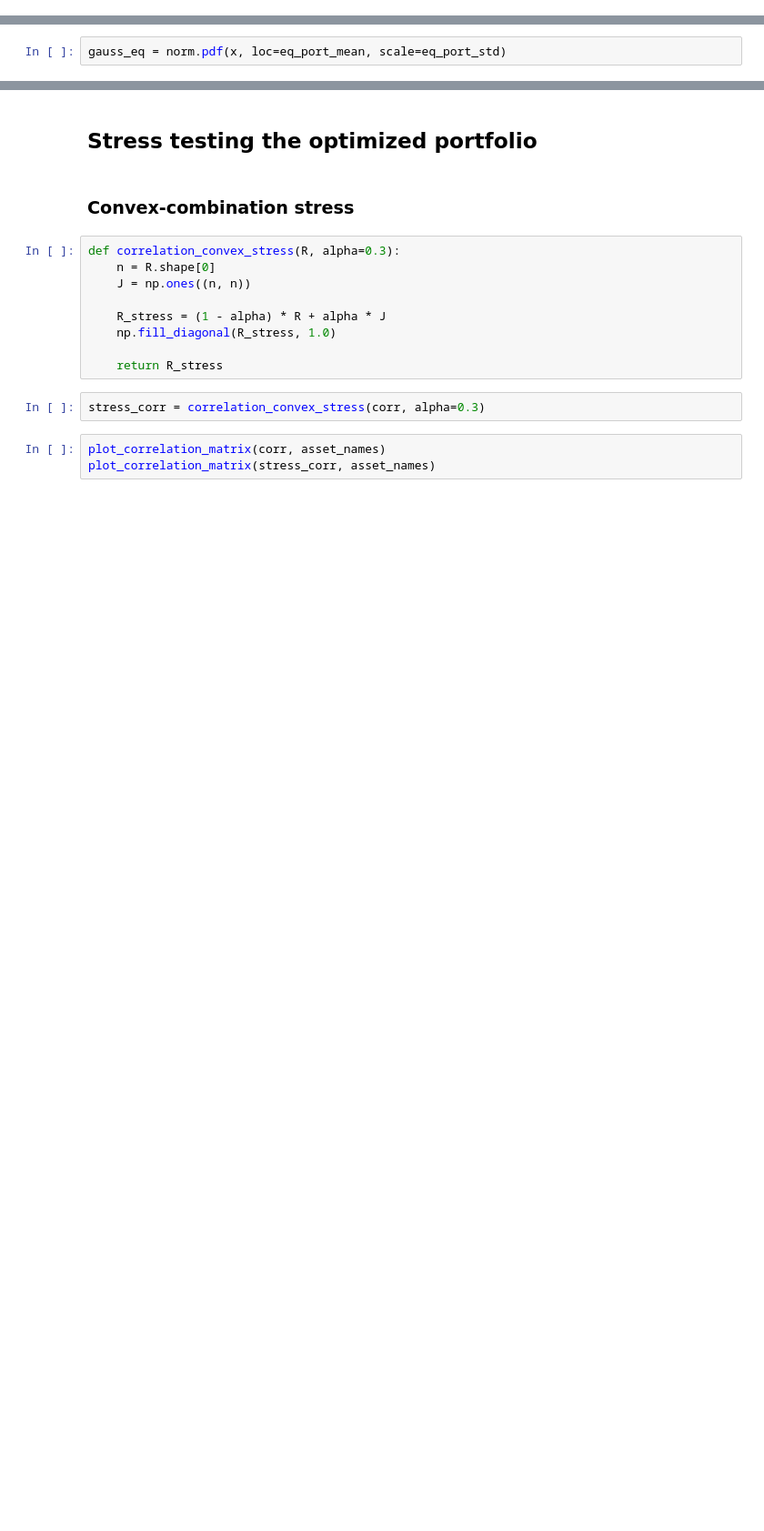
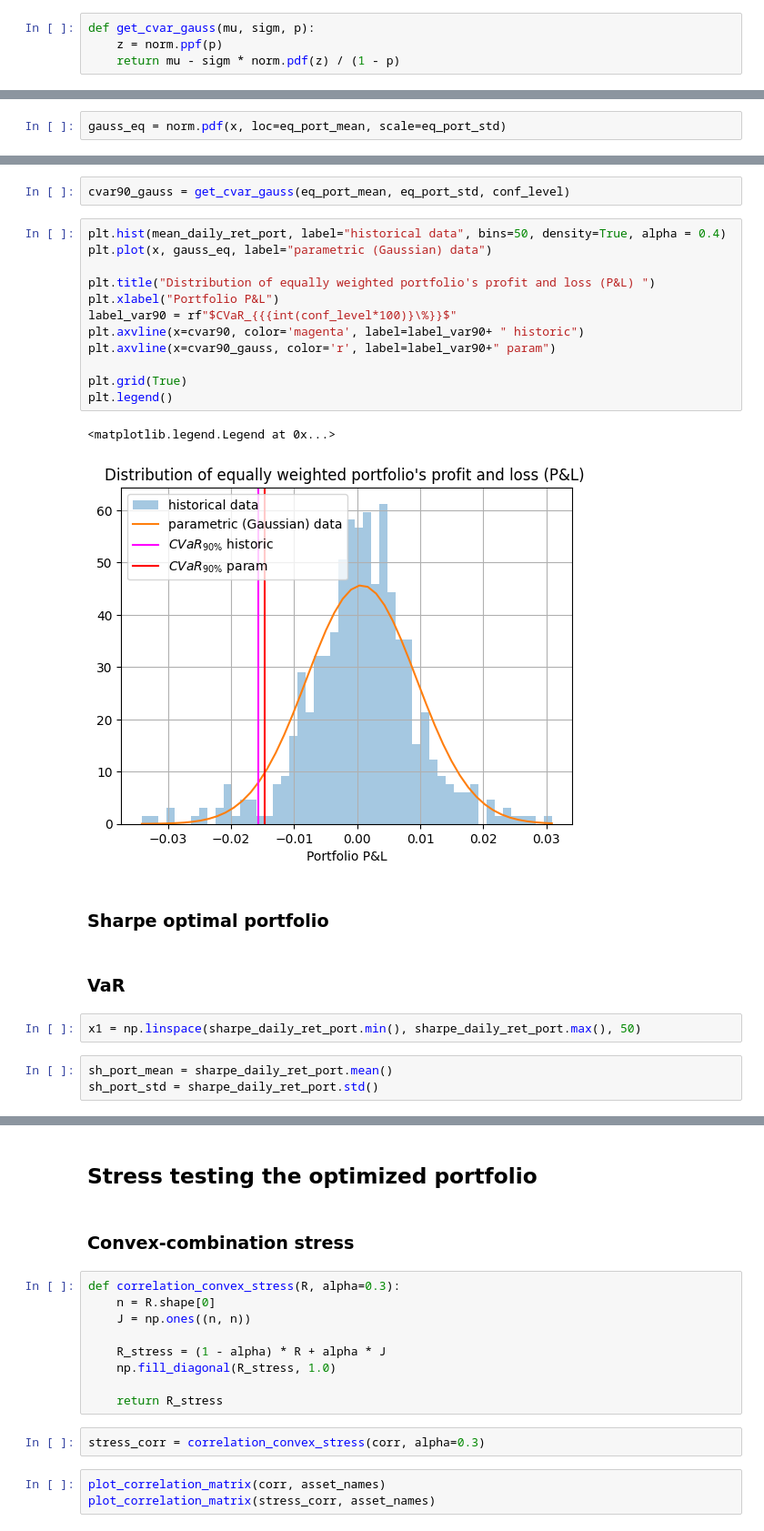
Before and after one commit to conformist89/optim-methods-asset-in-management, a Jupyter notebook: optim-intervace.ipynb, the cells around one changed output, grey strips where cells are left out. Shown at 91% size. Saved outputs shown, nothing was run; the diff lists cells and outputs as text; blank space fills up the shorter version.

```diff
--- a/optim-intervace.ipynb
+++ b/optim-intervace.ipynb
@@ -231,2 +235,6 @@ plt.tight_layout()
+# %%
+def get_cvar_gauss(mu, sigm, p):
+    z = norm.ppf(p)
+    return mu - sigm * norm.pdf(z) / (1 - p)
 # %% [markdown]
 ## Equally weighted portfolio
@@ -293,0 +276,26 @@ plt.legend()
+# %%
+cvar90_gauss = get_cvar_gauss(eq_port_mean, eq_port_std, conf_level)
+# %%
+plt.hist(mean_daily_ret_port, label="historical data", bins=50, density=True, alpha = 0.4)
+plt.plot(x, gauss_eq, label="parametric (Gaussian) data")
+
+plt.title("Distribution of equally weighted portfolio's profit and loss (P&L) ")
+plt.xlabel("Portfolio P&L")
+label_var90 = rf"$CVaR_{{{int(conf_level*100)}\%}}$"
+plt.axvline(x=cvar90, color='magenta', label=label_var90+ " historic")
+plt.axvline(x=cvar90_gauss, color='r', label=label_var90+" param")
+
+plt.grid(True)
+plt.legend()
+# %% [output]
+<matplotlib.legend.Legend at 0x...>
+[figure, added]
+# %% [markdown]
+### Sharpe optimal portfolio
+# %% [markdown]
+### VaR
+# %%
+x1 = np.linspace(sharpe_daily_ret_port.min(), sharpe_daily_ret_port.max(), 50)
+# %%
+sh_port_mean = sharpe_daily_ret_port.mean()
+sh_port_std = sharpe_daily_ret_port.std()
```
Also changed, not shown: parts of 17 cells of this notebook.
